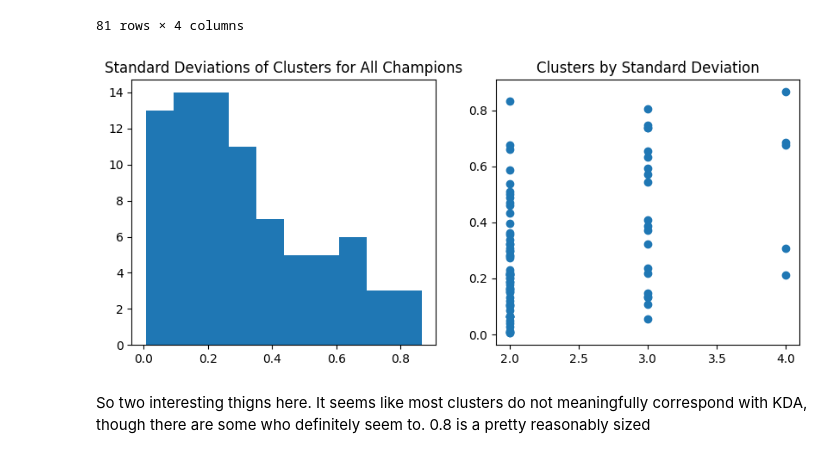
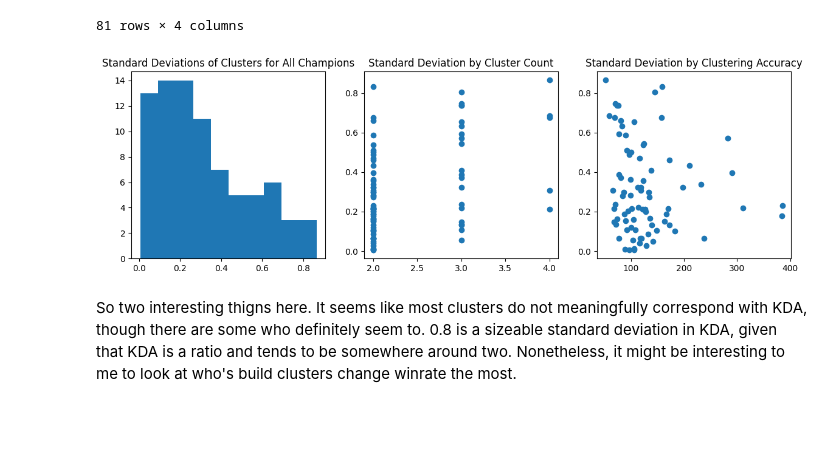
Before and after one commit to greenbird76/DSCI235_Final_Project, a Jupyter notebook: Clustering.ipynb, the cells around one changed output. Cells and saved outputs as stored; diff of their text form; code cells hidden in the pictures; blank space fills up the shorter version.

```diff
--- a/Clustering.ipynb
+++ b/Clustering.ipynb
@@ -216,3 +216,5 @@ display_spread(total_best)
 [figure]
 # %% [markdown]
 So this really suggests that this approach to clustering doesn't work super well, since it really seems like the data hugs the minimum number of clusters. That kind of makes sense, since it's easier to build the same thing every game, but it's not a very interesting conclusion. Maybe I'd be able to see more with a greater sample size.
+# %%
+total_best.set_index(['Champion','Lane']).sort_values(by='Best_Accuracy')
@@ -249,13 +268,16 @@ for i in total_best['Champion']:
     n=n+1
 total_best['StDev']=devs
 # %%
-fig1, axs = plt.subplots(1,2,figsize=(10,4))
+fig1, axs = plt.subplots(1,3,figsize=(14,4))
 axs[0].hist(total_best['StDev'])
 axs[0].set_title('Standard Deviations of Clusters for All Champions')
 
 axs[1].scatter(total_best['Best_Cluster'], total_best['StDev'])
-axs[1].set_title('Clusters by Standard Deviation');
+axs[1].set_title('Standard Deviation by Cluster Count')
+
+axs[2].scatter(total_best['Best_Accuracy'], total_best['StDev'])
+axs[2].set_title('Standard Deviation by Clustering Accuracy');
 # %% [output]
-[figure, old version]
+[figure, new version]
 # %% [markdown]
-So two interesting thigns here. It seems like most clusters do not meaningfully correspond with KDA, though there are some who definitely seem to. 0.8 is a pretty reasonably sized
+So two interesting thigns here. It seems like most clusters do not meaningfully correspond with KDA, though there are some who definitely seem to. 0.8 is a sizeable standard deviation in KDA, given that KDA is a ratio and tends to be somewhere around two. Nonetheless, it might be interesting to me to look at who's build clusters change winrate the most.
```
Also changed, not shown: parts of 5 cells of this notebook.
